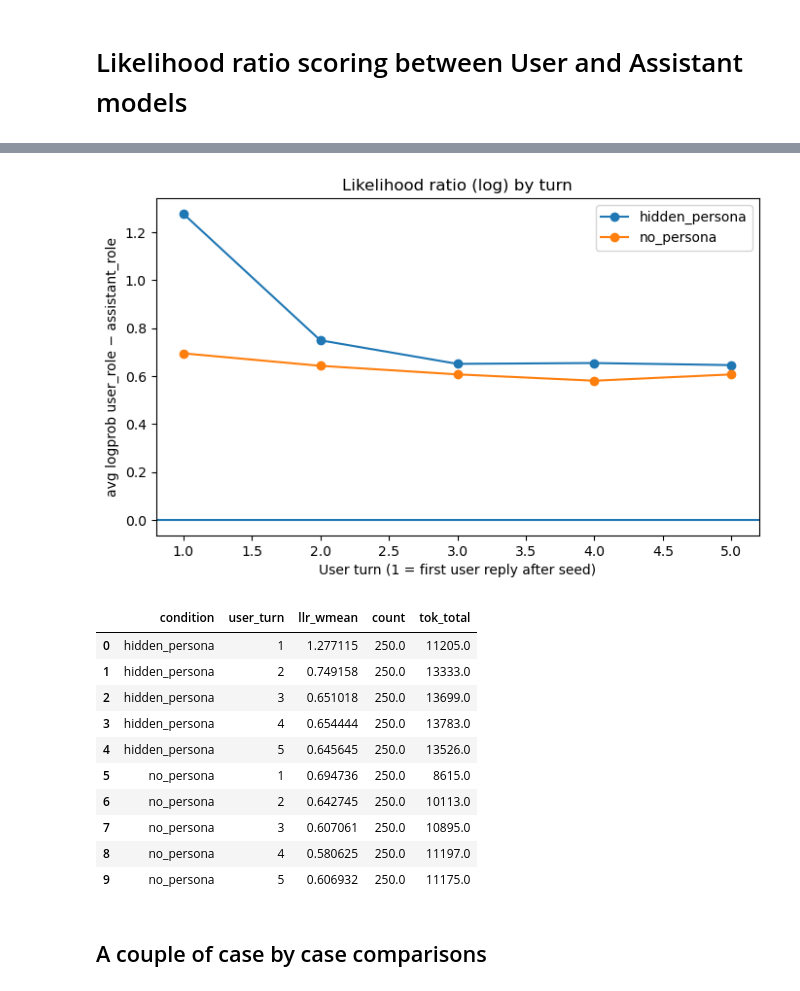
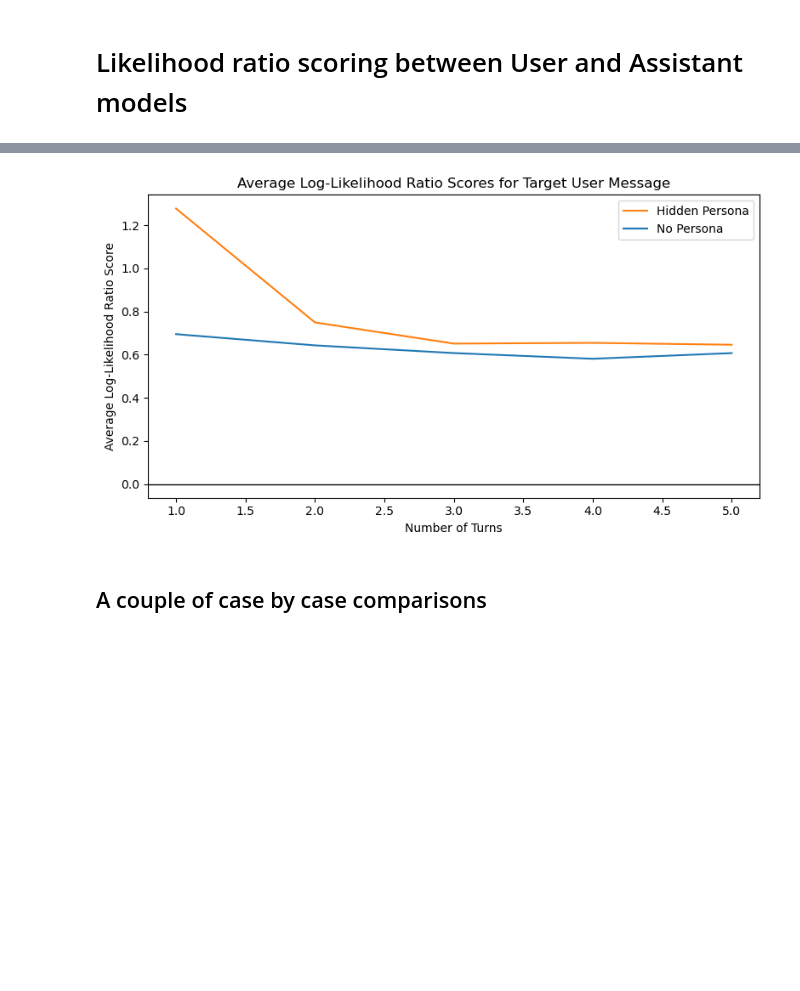
Before and after one commit to Allegra0077/llm-cross-eval, a Jupyter notebook: notebooks/lr_llm_vs_llm.ipynb, the cells around one changed output, grey strips where cells are left out. Saved outputs shown, nothing was run; the diff lists cells and outputs as text; code cells hidden in the pictures; blank space fills up the shorter version.

```diff
--- a/notebooks/lr_llm_vs_llm.ipynb
+++ b/notebooks/lr_llm_vs_llm.ipynb
@@ -46,46 +46,49 @@ df[["conversation_id","condition","target_user_msg_idx","user_turn","llr_avg_log
 # %%
 def token_weighted_mean(x, w):
     x = np.asarray(x, dtype=float)
     w = np.asarray(w, dtype=float)
     return np.sum(x * w) / np.sum(w) if np.sum(w) > 0 else np.nan
 
 # Aggregate by condition and user_turn
 agg = (
     df.groupby(["condition", "user_turn"])
       .apply(lambda g: pd.Series({
           "llr_wmean": token_weighted_mean(g["llr_avg_logprob"], g["n_tok"]),
           "count": len(g),
           "tok_total": int(g["n_tok"].sum()),
       }))
       .reset_index()
       .sort_values(["condition","user_turn"])
 )
 
-plt.figure(figsize=(8,4.5))
+label_map = {
+    "no_persona": "No Persona",
+    "hidden_persona": "Hidden Persona",
+}
+
+color_map = {
+    "no_persona": "tab:blue",
+    "hidden_persona": "tab:orange",
+}
+
+plt.figure(figsize=(8, 4.5))
 for cond, g in agg.groupby("condition"):
-    plt.plot(g["user_turn"], g["llr_wmean"], marker="o", label=cond)
+    plt.plot(
+        g["user_turn"],
+        g["llr_wmean"],
+        label=label_map.get(cond, cond),
+        color=color_map.get(cond, None)
+    )
 
-plt.axhline(0.0)
-plt.xlabel("User turn (1 = first user reply after seed)")
-plt.ylabel("avg logprob user_role − assistant_role")
-plt.title("Likelihood ratio (log) by turn")
+plt.axhline(0.0, color="black", linewidth=1)
+plt.xlabel("Number of Turns")
+plt.ylabel("Average Log-Likelihood Ratio Score")
+plt.title("Average Log-Likelihood Ratio Scores for Target User Message")
 plt.legend()
+plt.tight_layout()
 plt.show()
-
-agg
 # %% [output]
-[figure, old version]
+[figure, new version]
-|  | condition | user_turn | llr_wmean | count | tok_total |
-| 0 | hidden_persona | 1 | 1.277115 | 250.0 | 11205.0 |
-| 1 | hidden_persona | 2 | 0.749158 | 250.0 | 13333.0 |
-| 2 | hidden_persona | 3 | 0.651018 | 250.0 | 13699.0 |
-| 3 | hidden_persona | 4 | 0.654444 | 250.0 | 13783.0 |
-| 4 | hidden_persona | 5 | 0.645645 | 250.0 | 13526.0 |
-| 5 | no_persona | 1 | 0.694736 | 250.0 | 8615.0 |
-| 6 | no_persona | 2 | 0.642745 | 250.0 | 10113.0 |
-| 7 | no_persona | 3 | 0.607061 | 250.0 | 10895.0 |
-| 8 | no_persona | 4 | 0.580625 | 250.0 | 11197.0 |
-| 9 | no_persona | 5 | 0.606932 | 250.0 | 11175.0 |
 # %% [markdown]
 ## A couple of case by case comparisons
 # %%
```
Also changed, not shown: 10 other files.
